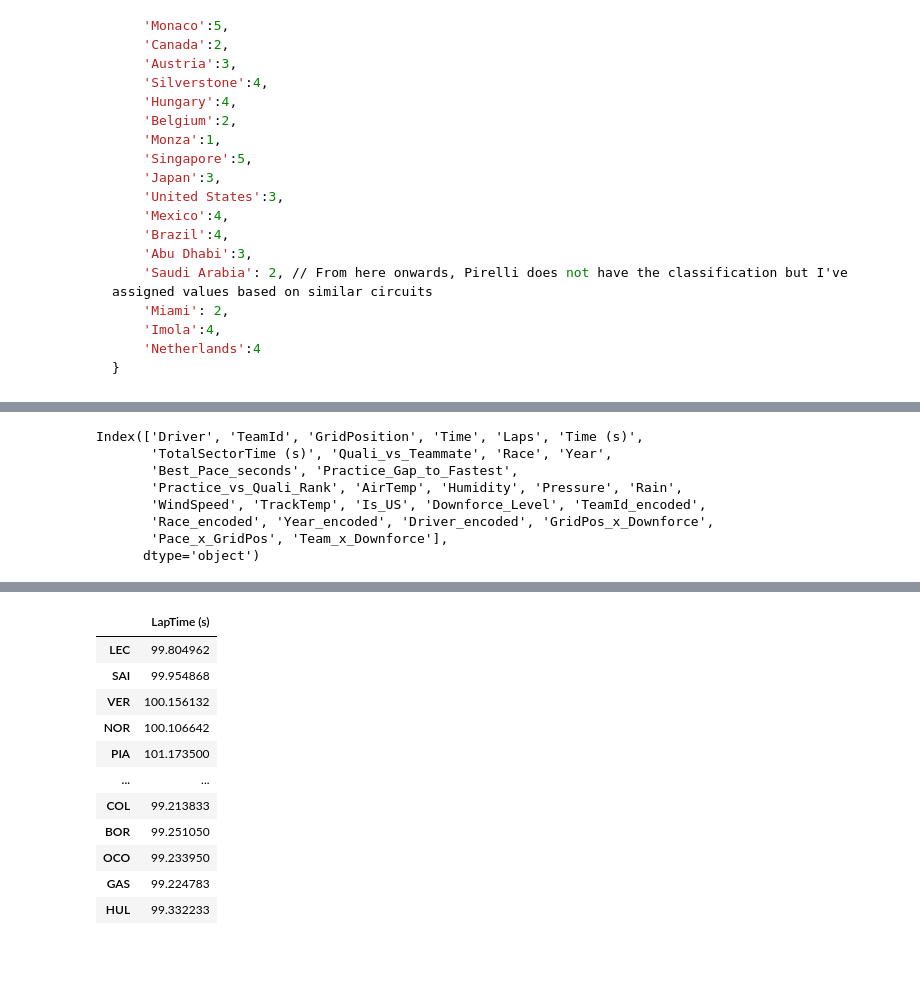
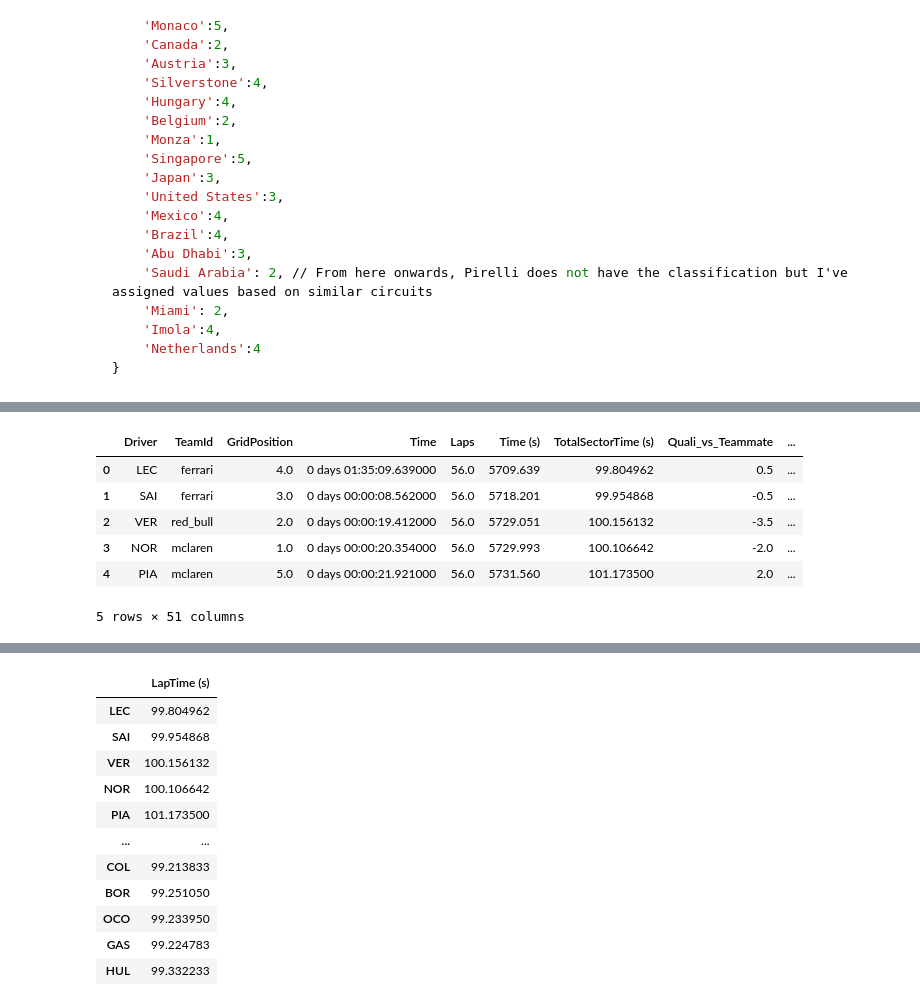
Before and after one commit to crystalcheong/formula-uno, a Jupyter notebook: prediction_notebooks/usgp_prediction.ipynb, the cells around one changed output, grey strips where cells are left out. Drawn from its saved outputs; the diff is of its cells as text; code cells hidden in the pictures; blank space fills up the shorter version.

```diff
--- a/prediction_notebooks/usgp_prediction.ipynb
+++ b/prediction_notebooks/usgp_prediction.ipynb
@@ -367,17 +406,18 @@ Index(['Driver', 'TeamId', 'GridPosition', 'Time', 'Laps', 'Time (s)',
 # plt.show()
 # %%
 # train_df.drop(columns=['Grid_Gap_to_Pole'])
-# %%
-train_df.columns
-# %% [output]
-Index(['Driver', 'TeamId', 'GridPosition', 'Time', 'Laps', 'Time (s)',
-       'TotalSectorTime (s)', 'Quali_vs_Teammate', 'Race', 'Year',
-       'Best_Pace_seconds', 'Practice_Gap_to_Fastest',
-       'Practice_vs_Quali_Rank', 'AirTemp', 'Humidity', 'Pressure', 'Rain',
-       'WindSpeed', 'TrackTemp', 'Is_US', 'Downforce_Level', 'TeamId_encoded',
-       'Race_encoded', 'Year_encoded', 'Driver_encoded', 'GridPos_x_Downforce',
-       'Pace_x_GridPos', 'Team_x_Downforce'],
-      dtype='object')
+# %%
+# Already dropped in training cell preparation
+# train_df columns are now ready for modeling
+train_df.head()
+# %% [output]
+|  | Driver | TeamId | GridPosition | Time | Laps | Time (s) | TotalSectorTime (s) | Quali_vs_Teammate | ... |
+| 0 | LEC | ferrari | 4.0 | 0 days 01:35:09.639000 | 56.0 | 5709.639 | 99.804962 | 0.5 | ... |
+| 1 | SAI | ferrari | 3.0 | 0 days 00:00:08.562000 | 56.0 | 5718.201 | 99.954868 | -0.5 | ... |
+| 2 | VER | red_bull | 2.0 | 0 days 00:00:19.412000 | 56.0 | 5729.051 | 100.156132 | -3.5 | ... |
+| 3 | NOR | mclaren | 1.0 | 0 days 00:00:20.354000 | 56.0 | 5729.993 | 100.106642 | -2.0 | ... |
+| 4 | PIA | mclaren | 5.0 | 0 days 00:00:21.921000 | 56.0 | 5731.560 | 101.173500 | 2.0 | ... |
+5 rows × 51 columns
 # %%
 #Drop Time, Laps, Time (s)
 
```
Also changed, not shown: parts of 11 cells of this notebook, 2 other files.
